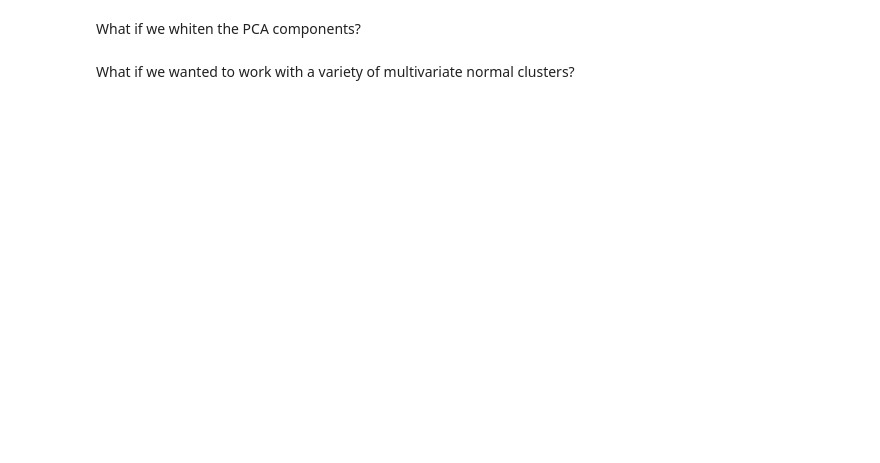
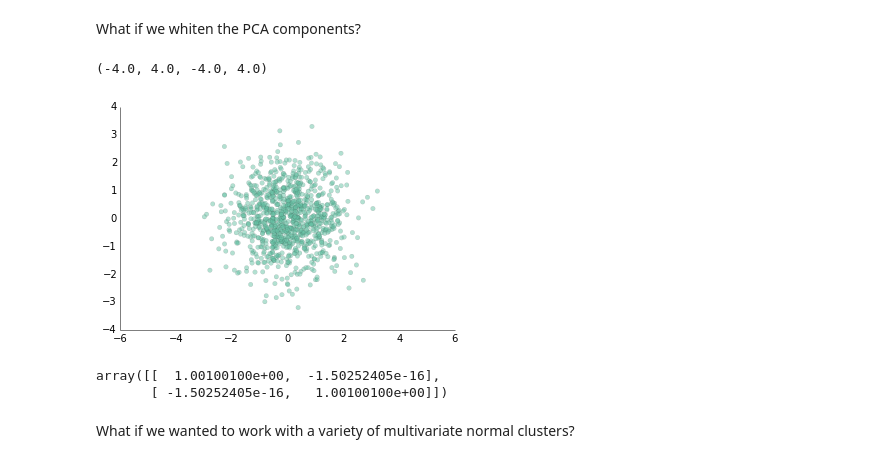
Before and after one commit to Berkeley-MIDS-ML/sklearn-clustering, a Jupyter notebook: Multivariate_Normal.ipynb, the cells around one changed output. Drawn from its saved outputs; the diff is of its cells as text; code cells hidden in the pictures; blank space fills up the shorter version.

```diff
--- a/Multivariate_Normal.ipynb
+++ b/Multivariate_Normal.ipynb
@@ -156,4 +174,17 @@ array([[  1.23714162e+00,  -1.13133838e-16],
 # %% [markdown]
 What if we whiten the PCA components?
+# %%
+whitened_pca = PCA(whiten=True)
+transformed = whitened_pca.fit_transform(examples)
+ppl.scatter(transformed[:,0], transformed[:,1])
+plt.axis('equal')
+# %% [output]
+(-4.0, 4.0, -4.0, 4.0)
+[figure, added]
+# %%
+np.cov(transformed.T)
+# %% [output]
+array([[  1.00100100e+00,  -1.50252405e-16],
+       [ -1.50252405e-16,   1.00100100e+00]])
 # %% [markdown]
 What if we wanted to work with a variety of multivariate normal clusters?
```
Also changed, not shown: parts of 30 cells of this notebook.
